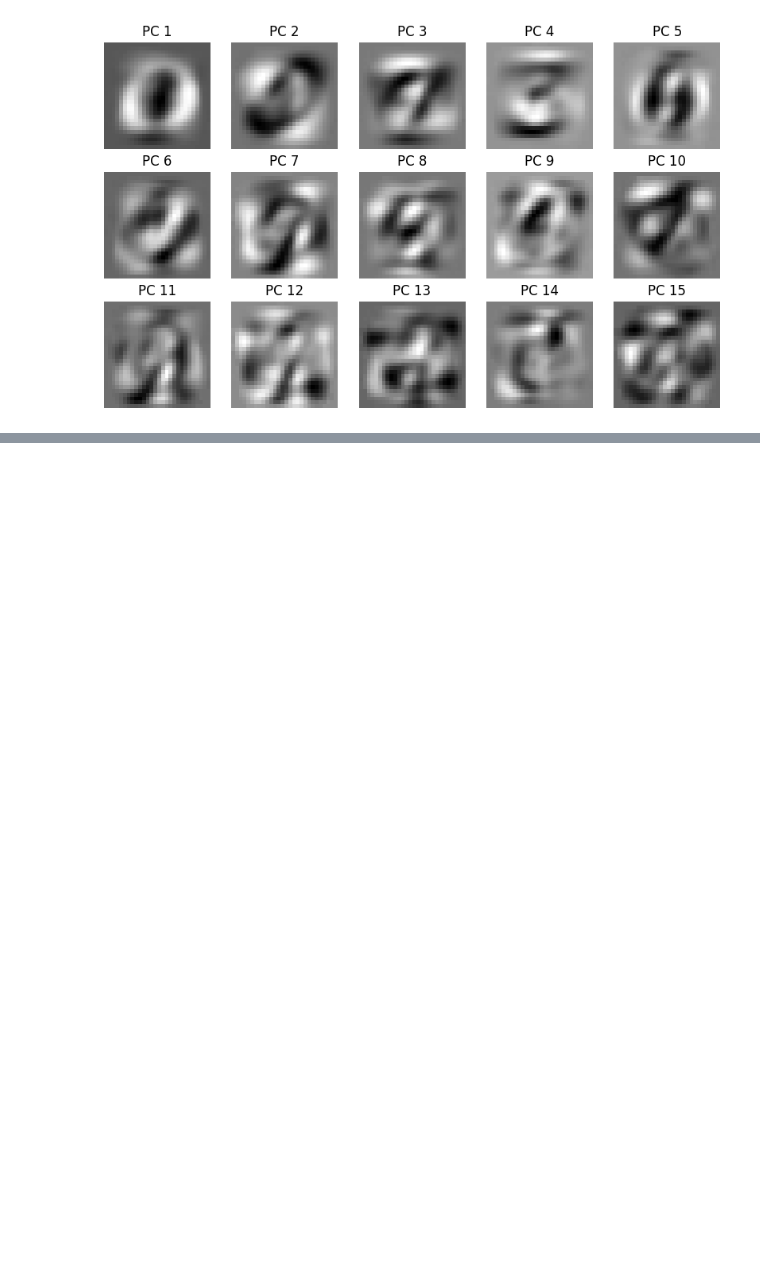
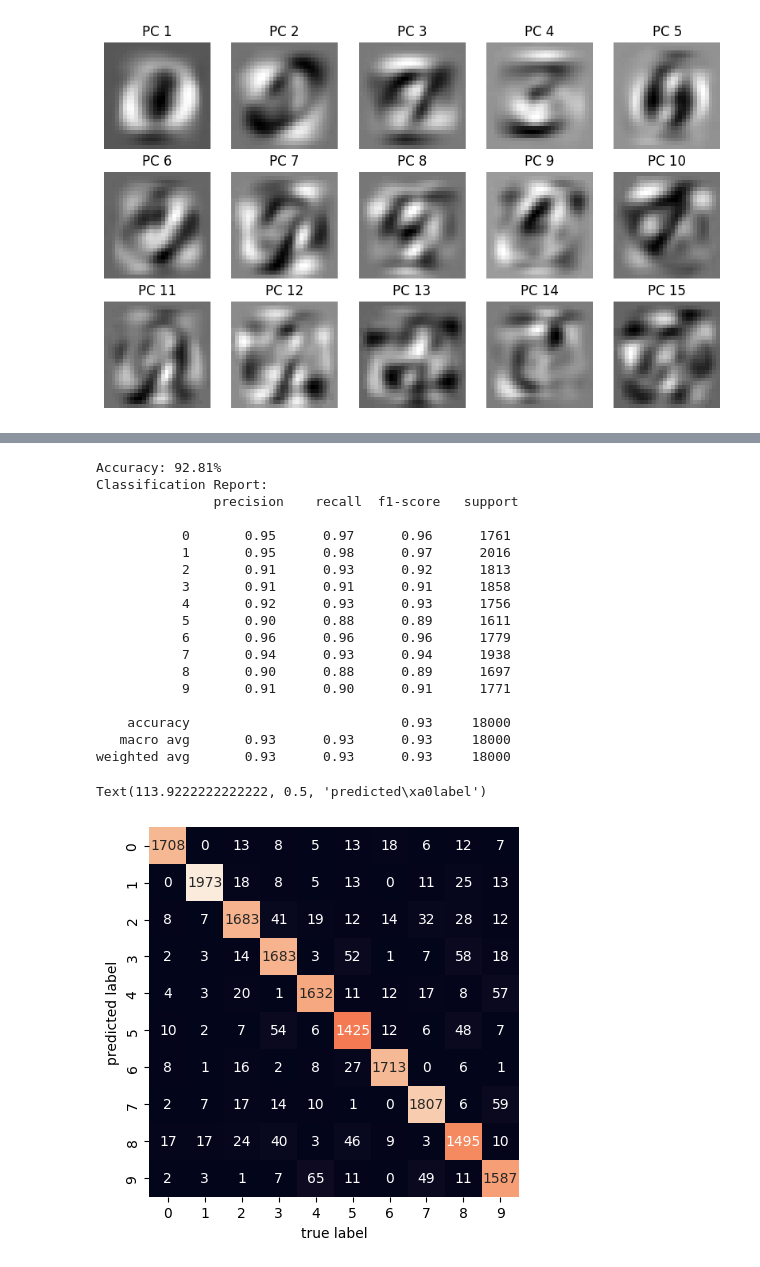
Before and after one commit to AdindaRahajengSilviaPranesti/MachineLearning_Quiz, a Jupyter notebook: Group_2_Machine_Learning_Quiz_1.ipynb, the cells around one changed output, grey strips where cells are left out. Saved outputs shown, nothing was run; the diff lists cells and outputs as text; code cells hidden in the pictures; blank space fills up the shorter version.

```diff
--- a/Group_2_Machine_Learning_Quiz_1.ipynb
+++ b/Group_2_Machine_Learning_Quiz_1.ipynb
@@ -256,0 +250,24 @@ y_test shape: torch.Size([6000])
+# %%
+# Number 5, 6, 7 match data (Use Linear Model) - Decimal
+from sklearn.svm import SVC
+from sklearn.metrics import accuracy_score, classification_report, confusion_matrix
+
+linear_model = SVC(kernel='linear')
+
+# Fit the SVM model to the training data
+linear_model.fit(X_train, y_train)
+
+# Predict labels on the test data
+y_pred = linear_model.predict(X_test)
+
+# Calculate and print accuracy
+accuracy = accuracy_score(y_test, y_pred)
+print(f'Accuracy: {accuracy:.2f}')
+
+# Generate and print the classification report
+class_report = classification_report(y_test, y_pred)
+print('Classification Report:\n', class_report)
+
+# Generate and print the confusion matrix
+conf_matrix = confusion_matrix(y_test, y_pred)
+print('Confusion Matrix:\n', conf_matrix)
@@ -256,0 +292,41 @@ y_test shape: torch.Size([6000])
+# %%
+# Number 5, 6, 7 match data (Use Linear Model) - Percent
+# Evaluating the model
+
+# Calculate accuracy
+accuracy = accuracy_score(y_test, y_pred)
+
+# Generate classification report
+classification_rep = classification_report(y_test, y_pred)
+
+# Generate confusion matrix
+confusion_mtx = confusion_matrix(y_test, y_pred)
+
+accuracy_percentage = accuracy * 100
+
+print(f'Accuracy: {accuracy_percentage:.2f}%')
+print('Classification Report:\n', classification_rep)
+sns.heatmap(confusion_mtx.T, square=True, annot=True, fmt='d', cbar=False)
+plt.xlabel('true label')
+plt.ylabel('predicted label')
+# %% [output]
+Accuracy: 92.81%
+Classification Report:
+               precision    recall  f1-score   support
+
+           0       0.95      0.97      0.96      1761
+           1       0.95      0.98      0.97      2016
+           2       0.91      0.93      0.92      1813
+           3       0.91      0.91      0.91      1858
+           4       0.92      0.93      0.93      1756
+           5       0.90      0.88      0.89      1611
+           6       0.96      0.96      0.96      1779
+           7       0.94      0.93      0.94      1938
+           8       0.90      0.88      0.89      1697
+           9       0.91      0.90      0.91      1771
+
+    accuracy                           0.93     18000
+   macro avg       0.93      0.93      0.93     18000
+weighted avg       0.93      0.93      0.93     18000
+Text(113.9222222222222, 0.5, 'predicted\xa0label')
+[figure, added]
```
Also changed, not shown: parts of 29 cells of this notebook.
